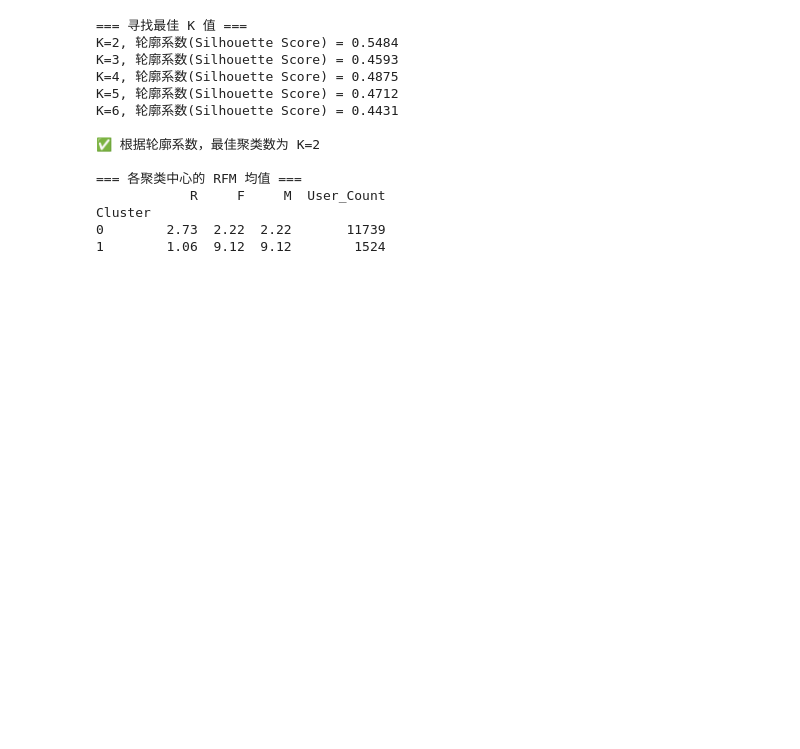
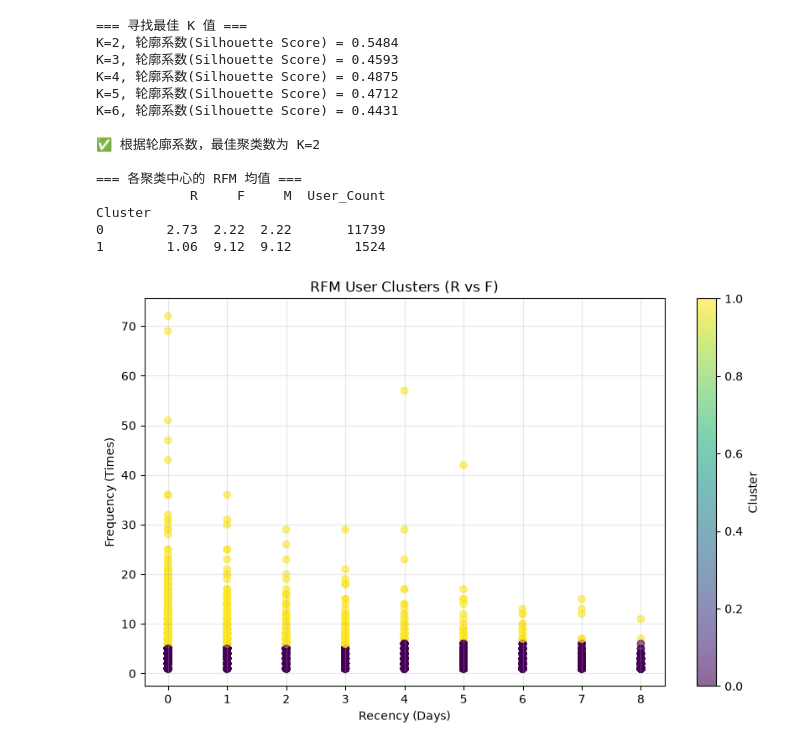
Before and after one commit to Hualla-KazuNYA/taobao-user-behavior-analysis, a Jupyter notebook: notebooks/01_cleaning.ipynb, the cells around one changed output. Drawn from its saved outputs; the diff is of its cells as text; code cells hidden in the pictures; blank space fills up the shorter version.

```diff
--- a/notebooks/01_cleaning.ipynb
+++ b/notebooks/01_cleaning.ipynb
@@ -194,3 +194,15 @@ K=6, 轮廓系数(Silhouette Score) = 0.4431
 Cluster
 0        2.73  2.22  2.22       11739
 1        1.06  9.12  9.12        1524
+# %%
+#k=2,普通大众用户和高价值核心用户
+plt.figure(figsize=(10, 6))
+scatter = plt.scatter(rfm_df['R'], rfm_df['F'], c=rfm_df['Cluster'], cmap='viridis', alpha=0.6)
+plt.title('RFM User Clusters (R vs F)')
+plt.xlabel('Recency (Days)')
+plt.ylabel('Frequency (Times)')
+plt.colorbar(scatter, label='Cluster')
+plt.grid(True, alpha=0.3)
+plt.show()
+# %% [output]
+[figure, added]
```
Also changed, not shown: parts of 2 cells of this notebook, 2 other files.
